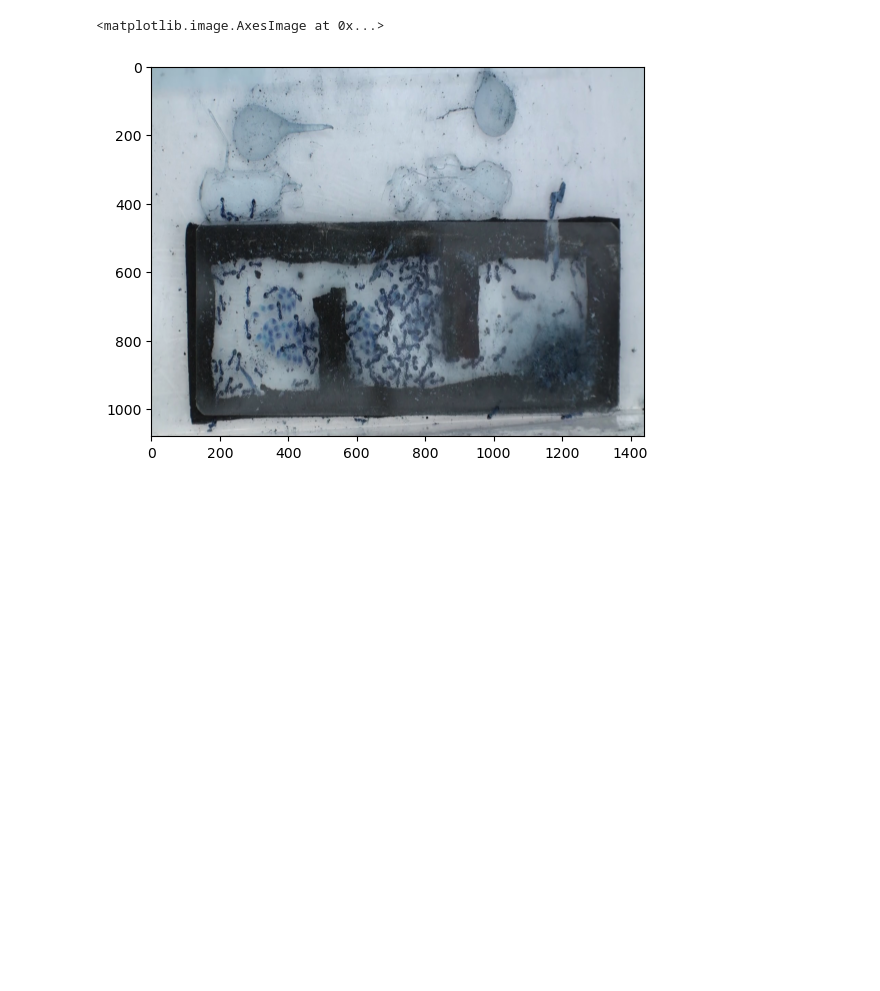
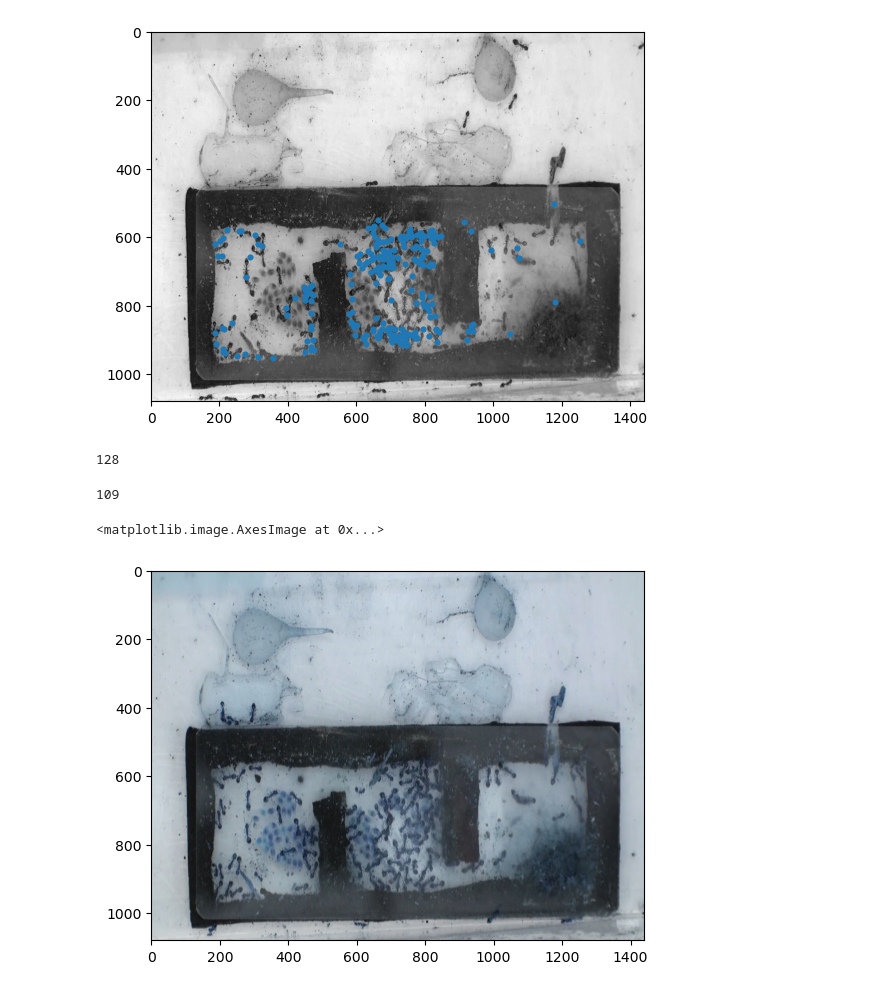
Before and after one commit to kirito-night/PLDAC, a Jupyter notebook: code_extraction/extract_fourmis1.ipynb, the cells around one changed output. Saved outputs shown, nothing was run; the diff lists cells and outputs as text; code cells hidden in the pictures; blank space fills up the shorter version.

```diff
--- a/code_extraction/extract_fourmis1.ipynb
+++ b/code_extraction/extract_fourmis1.ipynb
@@ -84,2 +152,16 @@ def find_points(I1,I2,num,sigma=5,kappa=0.04,thres=0.3):
+# %%
+plt.scatter(lines[:,1],lines[:,0],s=10)
+plt.imshow(X[0][:,:,0].astype(int),cmap='gray')
+plt.show()
+# %% [output]
+[figure, added]
+# %%
+len(corners)
+# %% [output]
+128
+# %%
+len(Y_x)
+# %% [output]
+109
 # %%
 data_matrix = np.load('extract/nid/extact_matrix.npy', allow_pickle=True)
```
Also changed, not shown: parts of 9 cells of this notebook, 20 other files.
